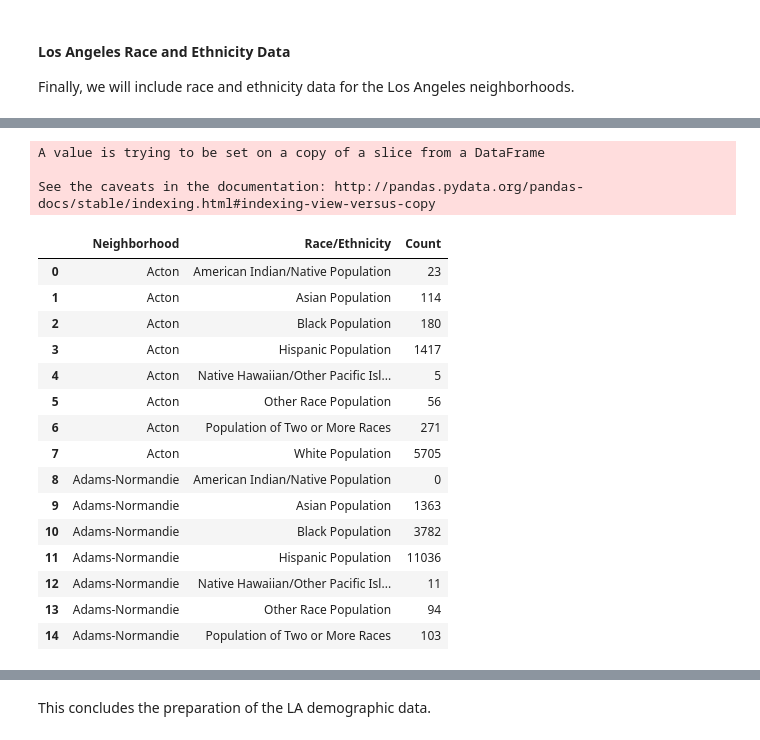
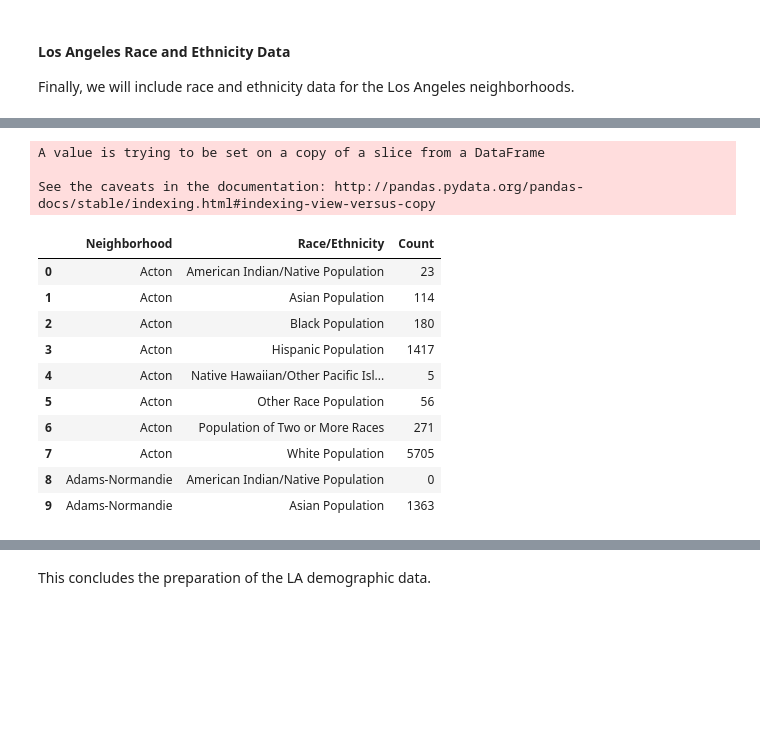
Before and after one commit to clairemli/Coursera-IBM-Data-Science, a Jupyter notebook: Battle of the Neighborhoods: Capstone Project.ipynb, the cells around one changed output, grey strips where cells are left out. Drawn from its saved outputs; the diff is of its cells as text; code cells hidden in the pictures; blank space fills up the shorter version.

```diff
--- a/Battle of the Neighborhoods: Capstone Project.ipynb
+++ b/Battle of the Neighborhoods: Capstone Project.ipynb
@@ -352,37 +344,32 @@ re_data_all.head()
 re_data_all.dropna(inplace=True)
 
 #Choose only the columns we want
 re_data = re_data_all[['neighborhood', 'variable', 'count']]
 re_data.sort_values(by = 'neighborhood', inplace = True)
 
 #Cast as int
 re_data = re_data.astype({"count": int})
 
 #Sum up the total for each age group by neighborhood (neighborhoods potentially have mutliple tracts; we combine these to get a total for each neighborhood)
 re_data = re_data.groupby(['neighborhood', 'variable']).agg({'count': 'sum'})
 re_data.reset_index(drop = False, inplace = True)
 
 #Rename columns
 re_data.rename(columns={'neighborhood':'Neighborhood', 'variable': 'Race/Ethnicity', 'count': 'Count'}, inplace=True)
-re_data.head(15)
+re_data.head(10)
 # %% [output]
 A value is trying to be set on a copy of a slice from a DataFrame
 
 See the caveats in the documentation: http://pandas.pydata.org/pandas-docs/stable/indexing.html#indexing-view-versus-copy
 |  | Neighborhood | Race/Ethnicity | Count |
 | 0 | Acton | American Indian/Native Population | 23 |
 | 1 | Acton | Asian Population | 114 |
 | 2 | Acton | Black Population | 180 |
 | 3 | Acton | Hispanic Population | 1417 |
 | 4 | Acton | Native Hawaiian/Other Pacific Isl... | 5 |
 | 5 | Acton | Other Race Population | 56 |
 | 6 | Acton | Population of Two or More Races | 271 |
 | 7 | Acton | White Population | 5705 |
 | 8 | Adams-Normandie | American Indian/Native Population | 0 |
 | 9 | Adams-Normandie | Asian Population | 1363 |
-| 10 | Adams-Normandie | Black Population | 3782 |
-| 11 | Adams-Normandie | Hispanic Population | 11036 |
-| 12 | Adams-Normandie | Native Hawaiian/Other Pacific Isl... | 11 |
-| 13 | Adams-Normandie | Other Race Population | 94 |
-| 14 | Adams-Normandie | Population of Two or More Races | 103 |
 # %% [markdown]
```
Also changed, not shown: parts of 30 cells of this notebook.
